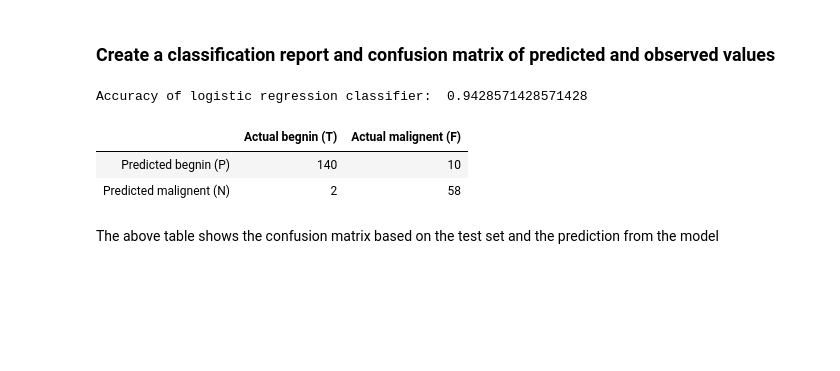
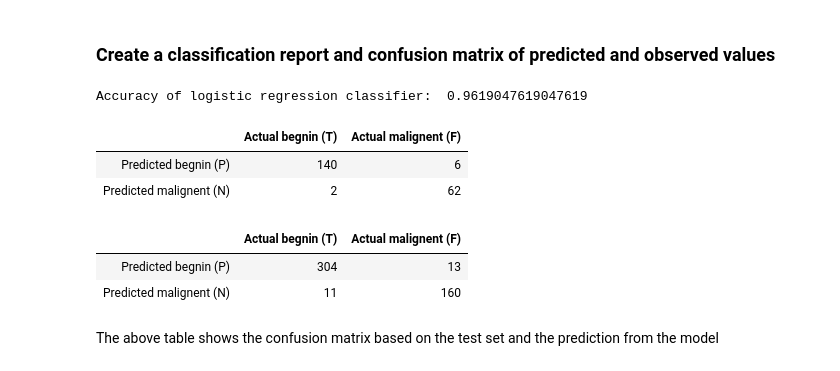
Before and after one commit to LeboSeribe/LogisticRegressionDataCamp, a Jupyter notebook: Cancer_predictions.ipynb, the cells around one changed output. Cells and saved outputs as stored; diff of their text form; code cells hidden in the pictures; blank space fills up the shorter version.

```diff
--- a/Cancer_predictions.ipynb
+++ b/Cancer_predictions.ipynb
@@ -197,7 +197,7 @@ dtype: float64
 The P-values of all the features are diplayed above.
 Those wich have a p-value > 0.05 then will be removed from the data that will be fed to the model.
 # %%
-columns_to_drop = ['Uniformity of Cell Shape','Single Epithelial Cell Size','Normal Nucleoli','Mitoses','Bland Chromatin']
+columns_to_drop = ['id number','Uniformity of Cell Shape','Single Epithelial Cell Size','Normal Nucleoli','Mitoses','Bland Chromatin']
 # %%
 X_train = X_train.drop(columns_to_drop,axis = 1)
 # %%
@@ -239,16 +241,25 @@ from sklearn.metrics import confusion_matrix
 # %%
 print("Accuracy of logistic regression classifier: ", logreg.score(rescaledX_test,y_test))
 # %% [output]
-Accuracy of logistic regression classifier:  0.9428571428571428
+Accuracy of logistic regression classifier:  0.9619047619047619
 # %%
-confusion_matrix = pd.DataFrame(confusion_matrix(y_pred,y_test),
+confusion_matri = pd.DataFrame(confusion_matrix(y_pred,y_test),
                           index=['Predicted begnin (P)', 'Predicted malignent (N)'],
                           columns=['Actual begnin (T)', 'Actual malignent (F) '])
-confusion_matrix
+confusion_matri
 # %% [output]
 |  | Actual begnin (T) | Actual malignent (F) |
-| Predicted begnin (P) | 140 | 10 |
-| Predicted malignent (N) | 2 | 58 |
+| Predicted begnin (P) | 140 | 6 |
+| Predicted malignent (N) | 2 | 62 |
+# %%
+matrix = pd.DataFrame(confusion_matrix(train_pred,y_train),
+                          index=['Predicted begnin (P)', 'Predicted malignent (N)'],
+                          columns=['Actual begnin (T)', 'Actual malignent (F) '])
+matrix
+# %% [output]
+|  | Actual begnin (T) | Actual malignent (F) |
+| Predicted begnin (P) | 304 | 13 |
+| Predicted malignent (N) | 11 | 160 |
 # %% [markdown]
 The above table shows the confusion matrix based on the test set and the prediction from the model
 # %% [markdown]
```
Also changed, not shown: parts of 9 cells of this notebook.
